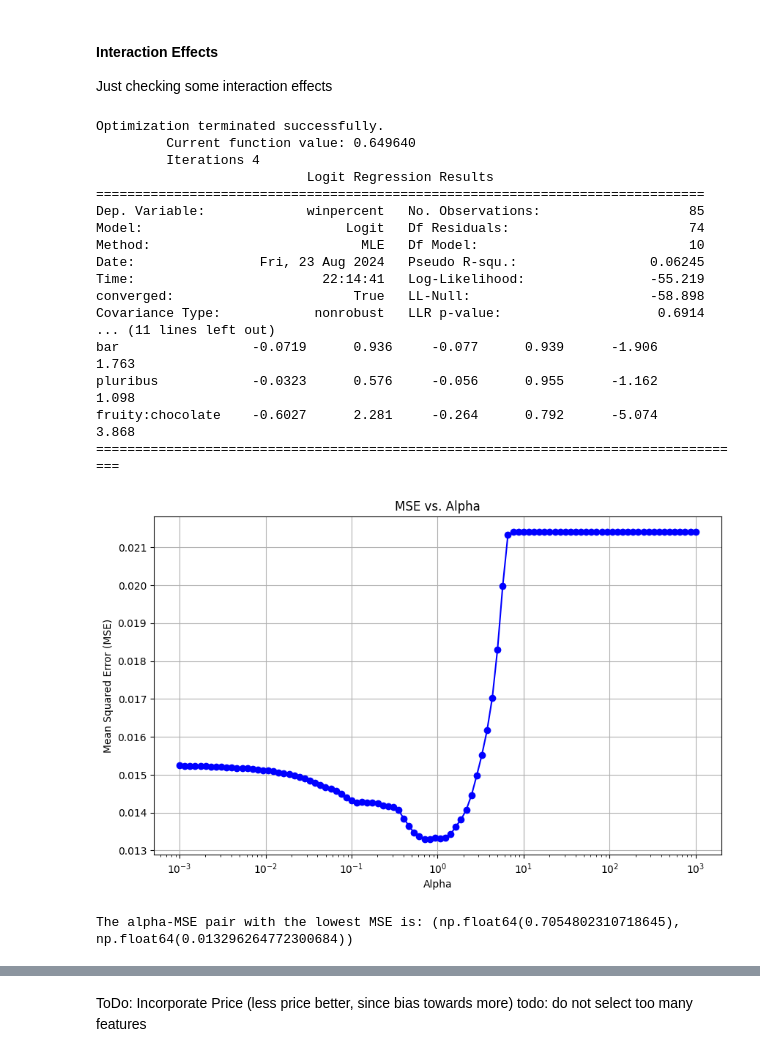
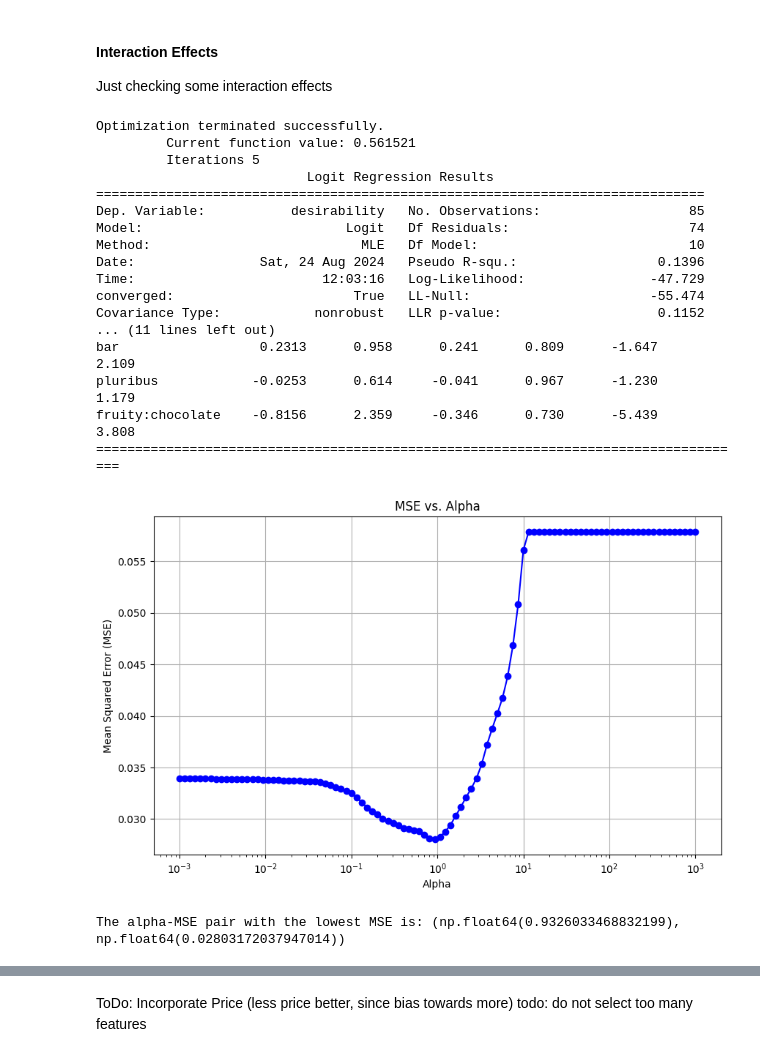
Before and after one commit to MarkusFranke/Fallstudie-Lidl-Erweiterung-des-Suesswarensortiments, a Jupyter notebook: regression.ipynb, the cells around one changed output, grey strips where cells are left out. Saved outputs shown, nothing was run; the diff lists cells and outputs as text; code cells hidden in the pictures.

Commit message:
Defined desirability to include price

```diff
--- a/regression.ipynb
+++ b/regression.ipynb
@@ -1,6 +13,6 @@
 # %%
 from data_processing import CandyDataProcessor
-processor = CandyDataProcessor('candy-data.csv')
+processor = CandyDataProcessor(file_path = 'candy-data.csv', price_percent_weight=0.2)
 
 import statsmodels.api as sm
 import numpy as np
@@ -11,7 +23,7 @@ import itertools
 
 X, y = processor.prepare_features_and_target(
     feature_columns=processor.get_predictor_cols(),
-    target_column='winpercent'
+    target_column='desirability'
 )
 X = sm.add_constant(X)
 
@@ -91,7 +103,7 @@ Just checking some interaction effects
 _ = processor.reset()
 X, y = processor.prepare_features_and_target(
     feature_columns=processor.get_predictor_cols(),
-    target_column='winpercent'
+    target_column='desirability'
 )
 
 # Create interaction terms based on correlation insights
@@ -115,21 +127,21 @@ result = model.fit()
 print(result.summary())
 # %% [output]
 Optimization terminated successfully.
-         Current function value: 0.649640
-         Iterations 4
+         Current function value: 0.561521
+         Iterations 5
                            Logit Regression Results
 ==============================================================================
-Dep. Variable:             winpercent   No. Observations:                   85
+Dep. Variable:           desirability   No. Observations:                   85
 Model:                          Logit   Df Residuals:                       74
 Method:                           MLE   Df Model:                           10
-Date:                Fri, 23 Aug 2024   Pseudo R-squ.:                 0.06245
-Time:                        22:14:41   Log-Likelihood:                -55.219
-converged:                       True   LL-Null:                       -58.898
-Covariance Type:            nonrobust   LLR p-value:                    0.6914
+Date:                Sat, 24 Aug 2024   Pseudo R-squ.:                  0.1396
+Time:                        12:03:16   Log-Likelihood:                -47.729
+converged:                       True   LL-Null:                       -55.474
+Covariance Type:            nonrobust   LLR p-value:                    0.1152
 ... (11 lines left out)
-bar                 -0.0719      0.936     -0.077      0.939      -1.906       1.763
-pluribus            -0.0323      0.576     -0.056      0.955      -1.162       1.098
-fruity:chocolate    -0.6027      2.281     -0.264      0.792      -5.074       3.868
+bar                  0.2313      0.958      0.241      0.809      -1.647       2.109
+pluribus            -0.0253      0.614     -0.041      0.967      -1.230       1.179
+fruity:chocolate    -0.8156      2.359     -0.346      0.730      -5.439       3.808
 ====================================================================================
 # %%
 from sklearn.preprocessing import PolynomialFeatures
@@ -142,7 +154,7 @@ scaler = StandardScaler()
 _ = processor.reset()
 X, y = processor.prepare_features_and_target(
     feature_columns=processor.get_predictor_cols(),
-    target_column='winpercent'
+    target_column='desirability'
 )
 X_scaled = scaler.fit_transform(X)
 
@@ -176,35 +188,35 @@ def perform_cv(alpha:float, kf) -> float:
         mse = mean_squared_error(y_test, predictions)
         mse_scores.append(mse)
 
     return np.mean(mse_scores)
 
 kf = KFold(n_splits=5, shuffle=True, random_state=42)
 alpha_score_list = []
 
 # Run CV for different alphas
 for alpha in np.logspace(-3, 3, 100):
     mse = perform_cv(alpha, kf)
     alpha_score_list.append((alpha, mse))
 
 alphas = [pair[0] for pair in alpha_score_list]
 mses = [pair[1] for pair in alpha_score_list]
 
 # Plot the MSE vs. Alpha
 plt.figure(figsize=(10, 6))
 plt.plot(alphas, mses, marker='o', linestyle='-', color='b')
 plt.xscale('log')
 plt.xlabel('Alpha')
 plt.ylabel('Mean Squared Error (MSE)')
 plt.title('MSE vs. Alpha')
 plt.grid(True)
 plt.show()
 
 # Find the alpha, mse pair with the lowest mse
 min_mse_pair = min(alpha_score_list, key=lambda x: x[1])
 print(f"The alpha-MSE pair with the lowest MSE is: {min_mse_pair}")
 # %% [output]
-[figure, old version]
+[figure, new version]
-The alpha-MSE pair with the lowest MSE is: (np.float64(0.7054802310718645), np.float64(0.013296264772300684))
+The alpha-MSE pair with the lowest MSE is: (np.float64(0.9326033468832199), np.float64(0.02803172037947014))
 # %%
 # Redo Regression with found alpha for inference
 
```
Also changed, not shown: parts of 7 cells of this notebook, 1 other file.
